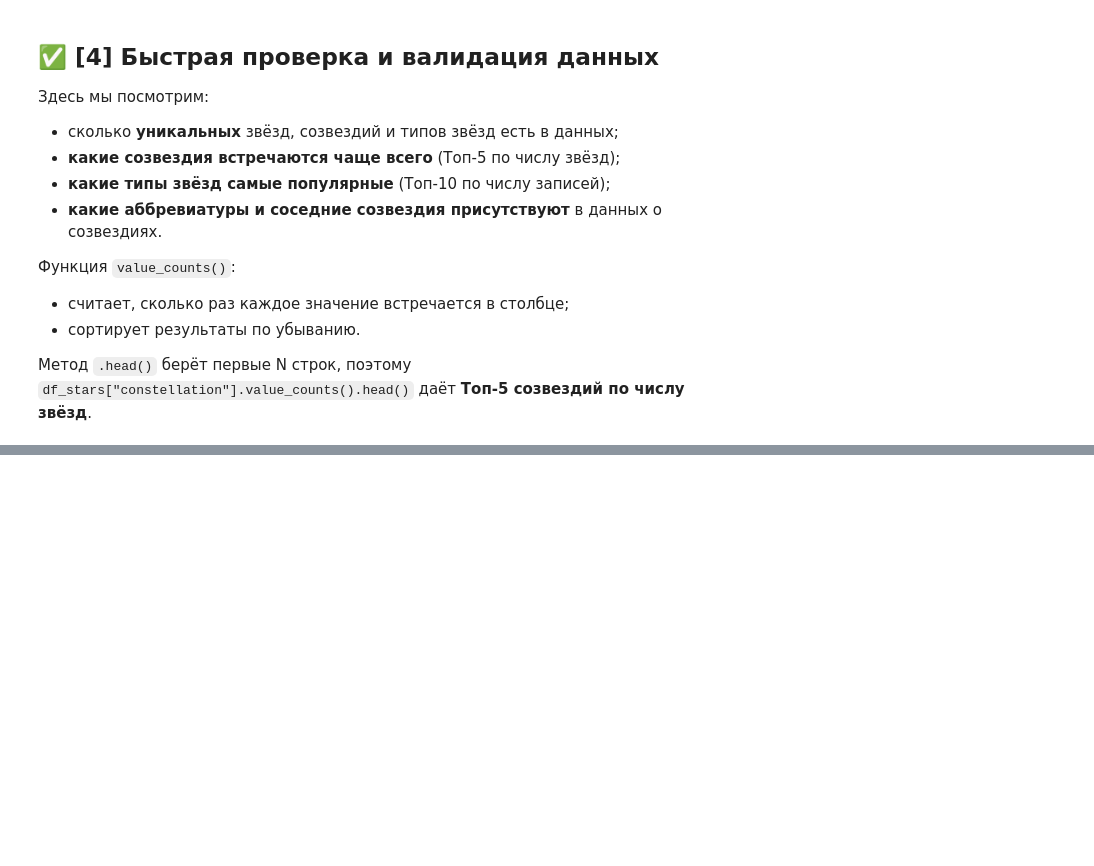
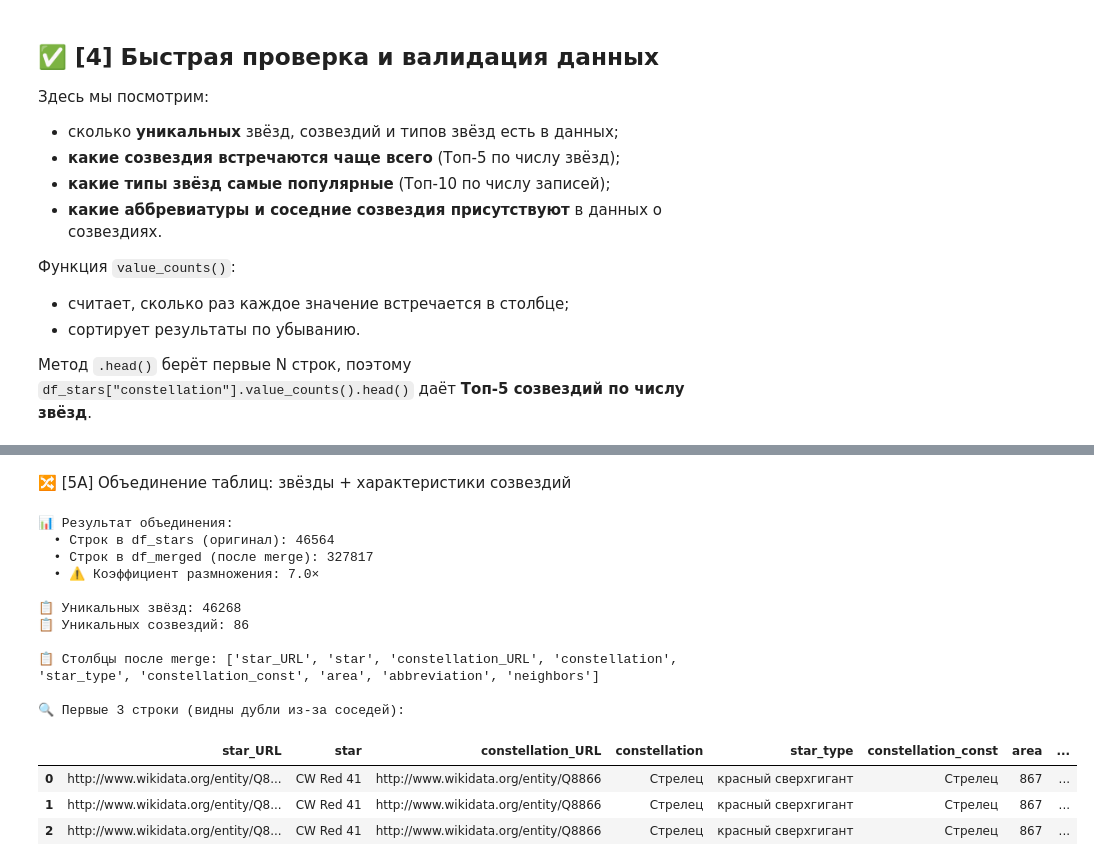
Before and after one commit to kolessovva/python-ai-Albina-Kolesova, a Jupyter notebook: notebooks/week2b_read_csv.ipynb, the cells around one changed output, grey strips where cells are left out. Saved outputs shown, nothing was run; the diff lists cells and outputs as text; code cells hidden in the pictures; blank space fills up the shorter version.

```diff
--- a/notebooks/week2b_read_csv.ipynb
+++ b/notebooks/week2b_read_csv.ipynb
@@ -282,0 +338,40 @@ Messier 67                118
+# %% [markdown]
+🔀 [5A] Объединение таблиц: звёзды + характеристики созвездий
+# %%
+# ⚠️ ВАЖНО: df_constellations имеет несколько строк на созвездие (по числу соседей)
+# При merge каждая звезда умножается на число соседей своего созвездия!
+# НЕ используйте df_merged для статистик по звёздам — только для анализа созвездий!
+
+df_merged = pd.merge(df_stars, df_constellations,
+                     on='constellation_URL',
+                     suffixes=('_star', '_const'))
+
+print(f"📊 Результат объединения:")
+print(f"  • Строк в df_stars (оригинал): {len(df_stars)}")
+print(f"  • Строк в df_merged (после merge): {len(df_merged)}")
+print(f"  • ⚠️ Коэффициент размножения: {len(df_merged)/len(df_stars):.1f}×")
+print(f"\n📋 Уникальных звёзд: {df_merged['star_URL'].nunique()}")
+print(f"📋 Уникальных созвездий: {df_merged['constellation_star'].nunique()}")
+
+# Для удобства переименуем constellation_star → constellation
+df_merged = df_merged.rename(columns={'constellation_star': 'constellation'})
+
+print(f"\n📋 Столбцы после merge: {list(df_merged.columns)}")
+print("\n🔍 Первые 3 строки (видны дубли из-за соседей):")
+display(df_merged.head(3))
+# %% [output]
+📊 Результат объединения:
+  • Строк в df_stars (оригинал): 46564
+  • Строк в df_merged (после merge): 327817
+  • ⚠️ Коэффициент размножения: 7.0×
+
+📋 Уникальных звёзд: 46268
+📋 Уникальных созвездий: 86
+
+📋 Столбцы после merge: ['star_URL', 'star', 'constellation_URL', 'constellation', 'star_type', 'constellation_const', 'area', 'abbreviation', 'neighbors']
+
+🔍 Первые 3 строки (видны дубли из-за соседей):
+|  | star_URL | star | constellation_URL | constellation | star_type | constellation_const | area | ... |
+| 0 | http://www.wikidata.org/entity/Q8... | CW Red 41 | http://www.wikidata.org/entity/Q8866 | Стрелец | красный сверхгигант | Стрелец | 867 | ... |
+| 1 | http://www.wikidata.org/entity/Q8... | CW Red 41 | http://www.wikidata.org/entity/Q8866 | Стрелец | красный сверхгигант | Стрелец | 867 | ... |
+| 2 | http://www.wikidata.org/entity/Q8... | CW Red 41 | http://www.wikidata.org/entity/Q8866 | Стрелец | красный сверхгигант | Стрелец | 867 | ... |
```
Also changed, not shown: parts of 17 cells of this notebook.
